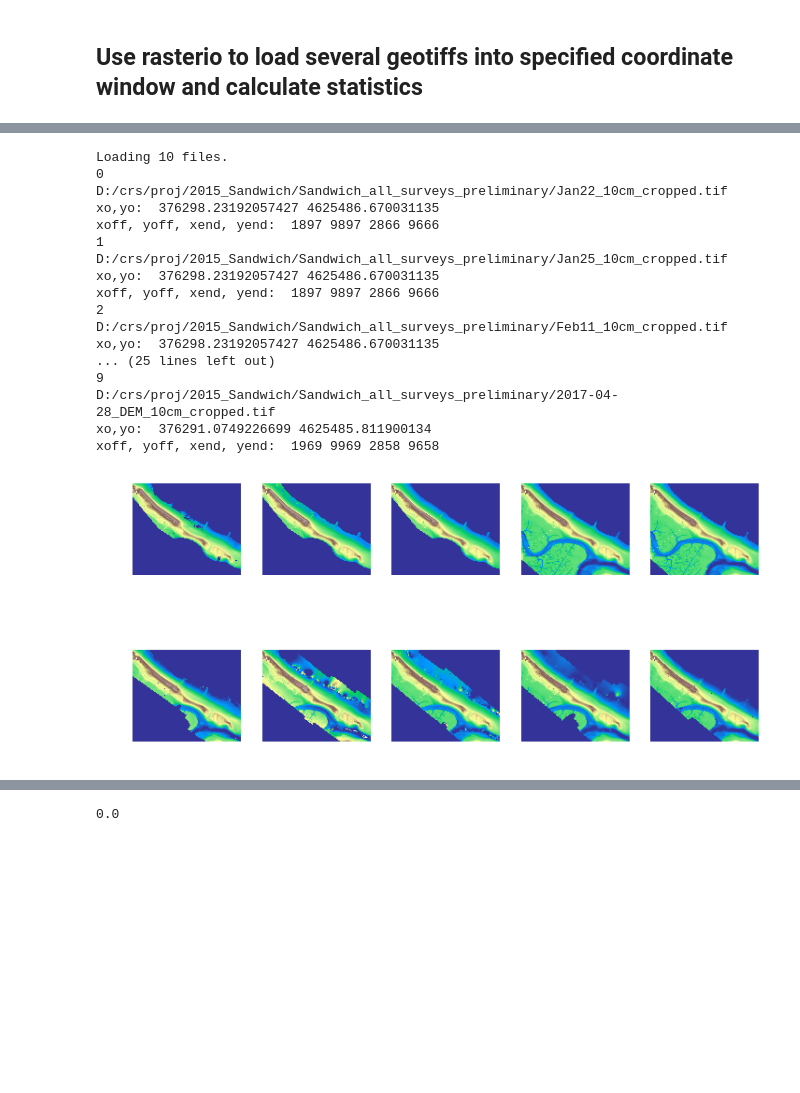
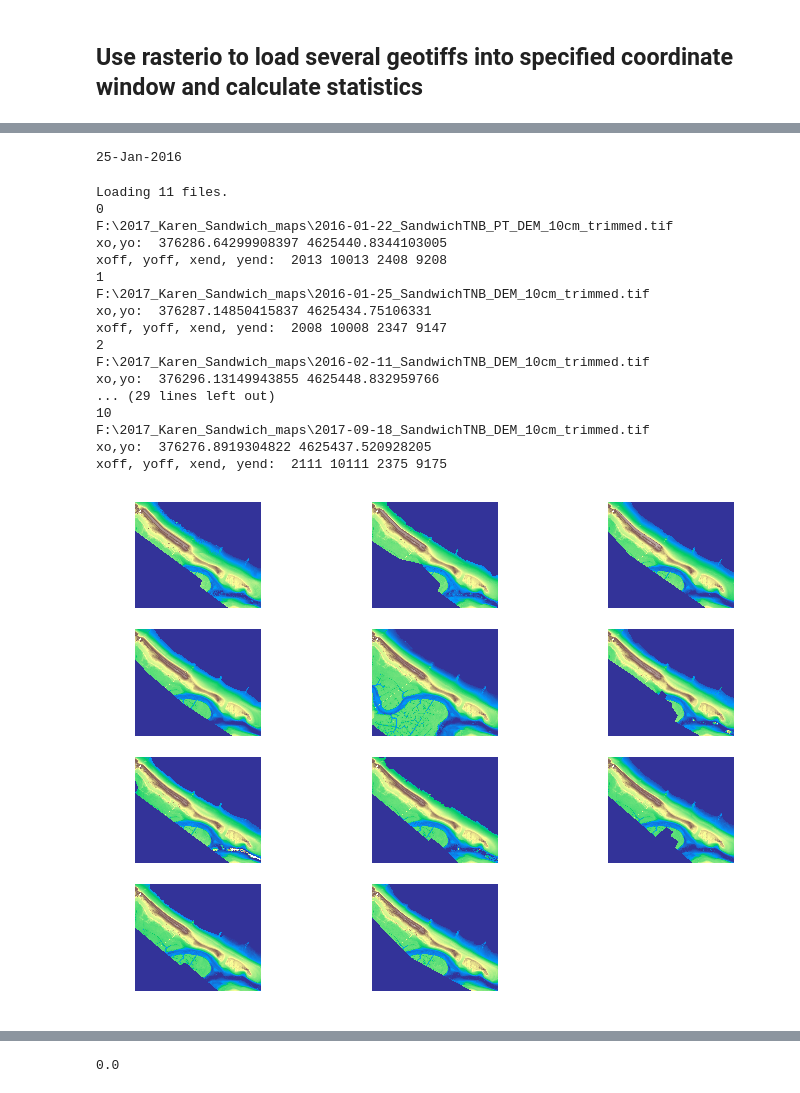
Before and after one commit to csherwood-usgs/Raster_calcs, a Jupyter notebook: Calc_Sandwich_Variance.ipynb, the cells around one changed output, grey strips where cells are left out. Drawn from its saved outputs; the diff is of its cells as text; code cells hidden in the pictures; blank space fills up the shorter version.

Commit message:
updated Sandwich variance calcs

```diff
--- a/Calc_Sandwich_Variance.ipynb
+++ b/Calc_Sandwich_Variance.ipynb
@@ -8,30 +44,8 @@ import matplotlib.pyplot as plt
+# %%
+print(titles[1])
+# %% [output]
+25-Jan-2016
 # %%
-# list of files to read
-"fdir = "D:/crs/proj/2015_Sandwich/Sandwich_all_surveys_preliminary/"
-"fnames = (\
-          "Jan22_10cm_cropped.tif",\
-          "Jan25_10cm_cropped.tif",\
-          "Feb11_10cm_cropped.tif",\
-          "2016-03-30_DEM_10cm_cropped.tif",\
-          "2016-09-21_DEM_10cm_cropped.tif",\
-          "2017-01-09_V1_DEM_10cm.tif",\
-          "2017-01-25_SandwichTNB_v2_DEM_10cm.tif",\
-          "2017-02-14_SandwichTNB_v2_DEM_10cm.tif",\
-          "2017-03-16_Sandwich_v1_DEM_10cm.tif",\
-          "2017-04-28_DEM_10cm_cropped.tif",\
-          )
-titles = (\
-         "22-Jan-2016",\
-         "25-Jan-2016",\
-         "11-Feb-2016",\
-         "30-Mar-2016",\
-         "21-Sep-2016",\
-          "09-Jan-2017",\
-          "25-Jan-2017",\
-          "14-Feb-2017",\
-          "16-Mar-2017",\
-          "28-Apr-2017",\
-         )
 nf=len(fnames)
 print("Loading {} files.".format(nf))
 
@@ -45,54 +59,54 @@ xsize, ysize = 8000, 6800
 zw = np.zeros((nf,ysize,xsize))
 
 # declare a plot size
-plt.subplots(figsize=(12,6))
+plt.subplots(figsize=(12,9))
 
 # loop through the list of files
 for i in range(nf):
     print(i)
     print(fdir+fnames[i])
     # open first time to determine origin
     with rasterio.open(fdir+fnames[i]) as src:
         # location of origin (upper left) from transform
         xo,yo = src.transform*(0,0)
         print('xo,yo: ',xo,yo)
         # index of first col, row in window from inverse transform
         xy = ~src.transform*(e0, n0)
         xoff, yoff = int(xy[0]), int(xy[1])
         print("xoff, yoff, xend, yend: ",xoff, xoff+xsize, yoff, yoff+ysize)
         src.close()
 
     # reopen and read band 1 (elevation...only band in these files) into specifed window
     with rasterio.open(fdir+fnames[i]) as src:
         # load into temporary 2d array
         # note the x,y switch: syntax for window=((row_start, row_stop)(col_start, col_stop)
         zt = src.read(1, window=((yoff,yoff+ysize),(xoff,xoff+xsize)))
         # copy 2d array into slab of 3d array
         zw[i::]=zt
 
         # small plots of elevation
-        plt.subplot(2,5,i+1);plt.axis('off');plt.imshow(zt,cmap=plt.cm.terrain,vmin=-2,vmax=8)
+        plt.subplot(4,3,i+1);plt.axis('off');plt.imshow(zt,cmap=plt.cm.terrain,vmin=-2,vmax=8)
         src.close()
         plt.savefig('time_series.png')
 # %% [output]
-Loading 10 files.
+Loading 11 files.
 0
-D:/crs/proj/2015_Sandwich/Sandwich_all_surveys_preliminary/Jan22_10cm_cropped.tif
-xo,yo:  376298.23192057427 4625486.670031135
-xoff, yoff, xend, yend:  1897 9897 2866 9666
+F:\2017_Karen_Sandwich_maps\2016-01-22_SandwichTNB_PT_DEM_10cm_trimmed.tif
+xo,yo:  376286.64299908397 4625440.8344103005
+xoff, yoff, xend, yend:  2013 10013 2408 9208
 1
-D:/crs/proj/2015_Sandwich/Sandwich_all_surveys_preliminary/Jan25_10cm_cropped.tif
-xo,yo:  376298.23192057427 4625486.670031135
-xoff, yoff, xend, yend:  1897 9897 2866 9666
+F:\2017_Karen_Sandwich_maps\2016-01-25_SandwichTNB_DEM_10cm_trimmed.tif
+xo,yo:  376287.14850415837 4625434.75106331
+xoff, yoff, xend, yend:  2008 10008 2347 9147
 2
-D:/crs/proj/2015_Sandwich/Sandwich_all_surveys_preliminary/Feb11_10cm_cropped.tif
-xo,yo:  376298.23192057427 4625486.670031135
-... (25 lines left out)
-9
-D:/crs/proj/2015_Sandwich/Sandwich_all_surveys_preliminary/2017-04-28_DEM_10cm_cropped.tif
-xo,yo:  376291.0749226699 4625485.811900134
-xoff, yoff, xend, yend:  1969 9969 2858 9658
+F:\2017_Karen_Sandwich_maps\2016-02-11_SandwichTNB_DEM_10cm_trimmed.tif
+xo,yo:  376296.13149943855 4625448.832959766
+... (29 lines left out)
+10
+F:\2017_Karen_Sandwich_maps\2017-09-18_SandwichTNB_DEM_10cm_trimmed.tif
+xo,yo:  376276.8919304822 4625437.520928205
+xoff, yoff, xend, yend:  2111 10111 2375 9175
-[figure, old version]
+[figure, new version]
 # %%
 # Calculate mean and std. dev. of maps. Could do any numpy array statistics here, with or without NaNs
 zmean = np.mean(zw,0)
```
Also changed, not shown: parts of 8 cells of this notebook, 1 other file.
